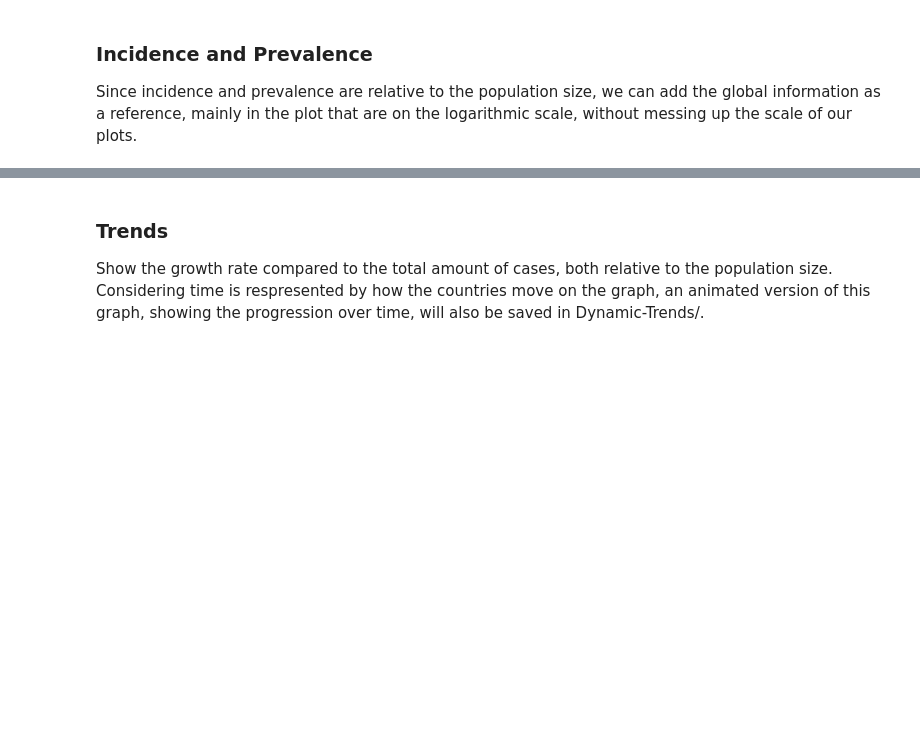
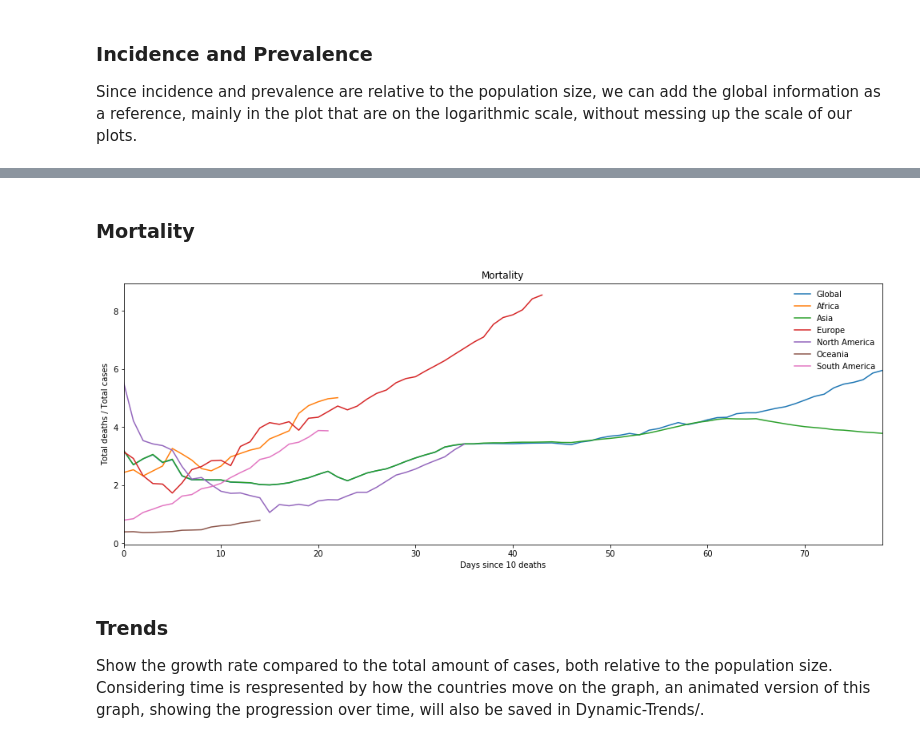
Before and after one commit to simon-verheyen/Portfolio, a Jupyter notebook: COVID-data/Visualization/Global_Information.ipynb, the cells around one changed output, grey strips where cells are left out. Saved outputs shown, nothing was run; the diff lists cells and outputs as text; code cells hidden in the pictures; blank space fills up the shorter version.

```diff
--- a/COVID-data/Visualization/Global_Information.ipynb
+++ b/COVID-data/Visualization/Global_Information.ipynb
@@ -64,3 +71,9 @@ mt.plot_spread('incidence', '3days', continents, scale='log')
+# %% [markdown]
+### Mortality
+# %%
+mt.plot_mortality(continents)
+# %% [output]
+[figure, added]
 # %% [markdown]
 ### Trends
 
```
Also changed, not shown: parts of 9 cells of this notebook, 34 other files.
